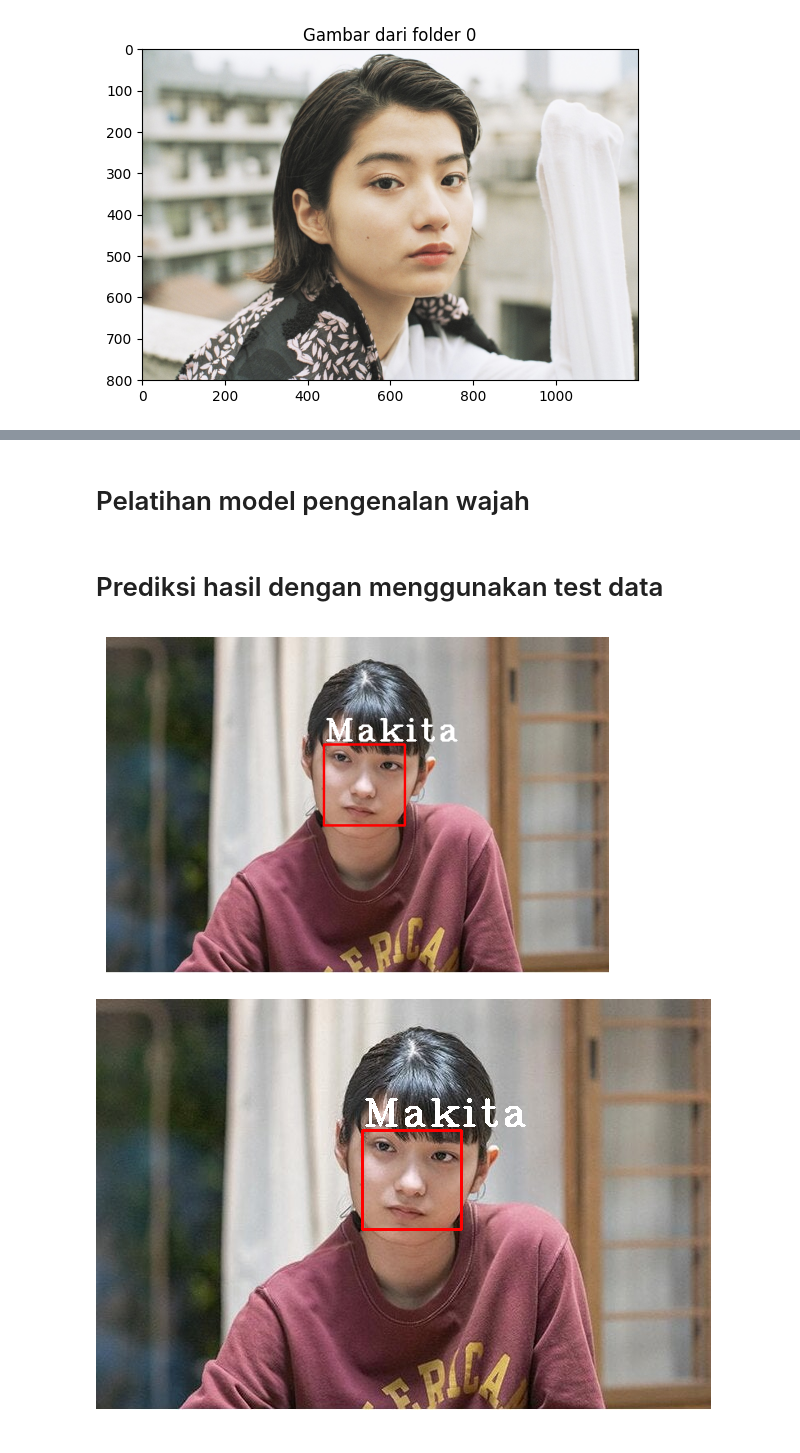
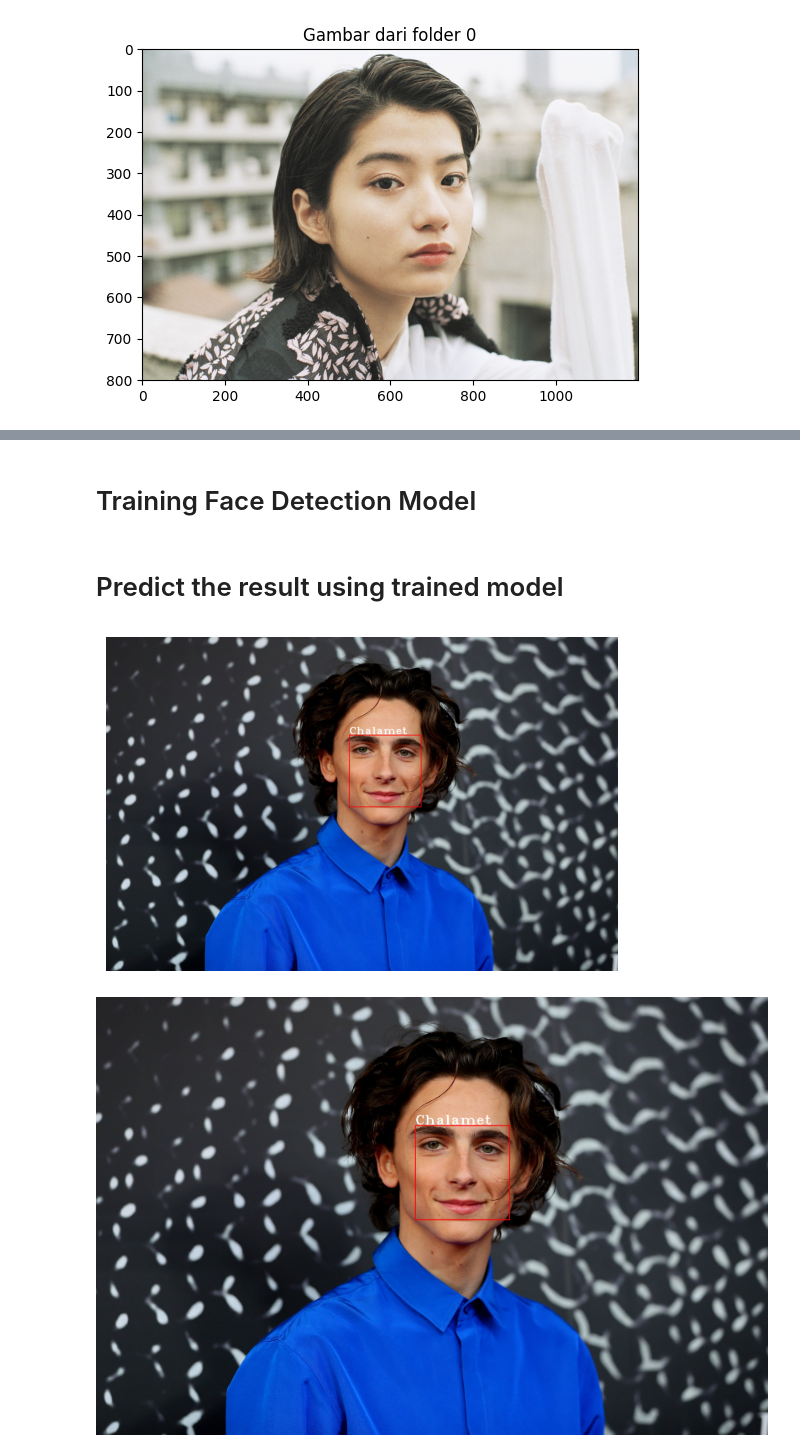
Before and after one commit to allanbil214/facerecog_lbp, a Jupyter notebook: fesrekog.ipynb, the cells around one changed output, grey strips where cells are left out. Saved outputs shown, nothing was run; the diff lists cells and outputs as text; code cells hidden in the pictures.

```diff
--- a/fesrekog.ipynb
+++ b/fesrekog.ipynb
@@ -109,9 +109,5 @@ def prepare_training_data(training_data_folder_path):
 
     return detected_faces, labels
 # %%
-# siapkan data pelatihan
-# data akan berada dalam dua daftar dengan ukuran yang sama
-# satu daftar akan berisi semua wajah
-# dan daftar lainnya akan berisi label masing-masing untuk setiap wajah
-deteksi_wajah, label_wajah = prepare_training_data(training_data_folder_path)
+detected_faces, label_faces = prepare_training_data(training_data_folder_path)
 # %%
@@ -129,6 +124,6 @@ lbphfaces_recognizer=cv2.face.LBPHFaceRecognizer_create(radius=1, neighbors=2)
 # %%
-# latih pengenalan wajah  dari wajah latihan
-lbphfaces_recognizer.train(deteksi_wajah, np.array(label_wajah))
+# Training
+lbphfaces_recognizer.train(detected_faces, np.array(label_faces))
 # %% [markdown]
-# Pelatihan model pengenalan wajah
+# Training Face Detection Model
 # %%
@@ -144,31 +142,35 @@ def gambar_text(test_gambar, label_text, x, y):
 # %% [markdown]
-# Prediksi hasil dengan menggunakan test data
+# Predict the result using trained model
 # %%
-# fungsi untuk prediksi
-def predict(test_gambar):
-        # wajah input sama dengan wajah di data-training
-    wajah_pilih, persegi = detek_wajah(test_gambar)
-    # nama wajah yang sesuai katagori
-    label= lbphfaces_recognizer.predict(wajah_pilih)
-    # nama teks yang sesuai dengan label
+def predict(test_image):
+    # Detect face in the test image
+    chosen_face, rectangle = detect_faces(test_image)
+
+    # Predict the label of the detected face based on the trained model
+    label = lbphfaces_recognizer.predict(chosen_face)
+
+    # Get the corresponding text label for the predicted label
     label_text = tags[label[0]]
-    # membuat persegi dan teks di sekitar wajah
-    gambar_persegi(test_gambar, persegi)
-    gambar_text(test_gambar, label_text, persegi[0], persegi[1]-5)
-    return test_gambar, label_text
+
+    # Draw rectangle and text around the detected face
+    draw_rectangle(test_image, rectangle)
+    draw_text(test_image, label_text, rectangle[0], rectangle[1]-5)
+
+    # Return the modified test image with the detected face and the predicted label
+    return test_image, label_text
 # %%
 tags = ['Makita', 'Riho', "Chalamet"]
-test_gambar = cv2.imread('/content/facerecog_lbp/test/makita_1.jpg')
-prediksi_gambar, label = predict(test_gambar)
+test_image = cv2.imread('/content/tmp_MBScqF_3b5d6da8b5b44b23_GettyImages-1180163474-2984610384.jpg')
+img_predict, label = predict(test_image)
 # %%
 fig = plt.figure()
 ax1 = fig.add_axes((0.1, 0.2, 0.8, 0.7))
 plt.axis("off")
-imgplot = plt.imshow(cv2.cvtColor(prediksi_gambar, cv2.COLOR_BGR2RGB))
+imgplot = plt.imshow(cv2.cvtColor(img_predict, cv2.COLOR_BGR2RGB))
 plt.show()
 # %% [output]
-[figure, old version]
+[figure, new version]
 # %%
-cv2_imshow(prediksi_gambar)
+cv2_imshow(img_predict)
 # %% [output]
-[figure, old version]
+[figure, new version]
```
Also changed, not shown: parts of 14 cells of this notebook.
